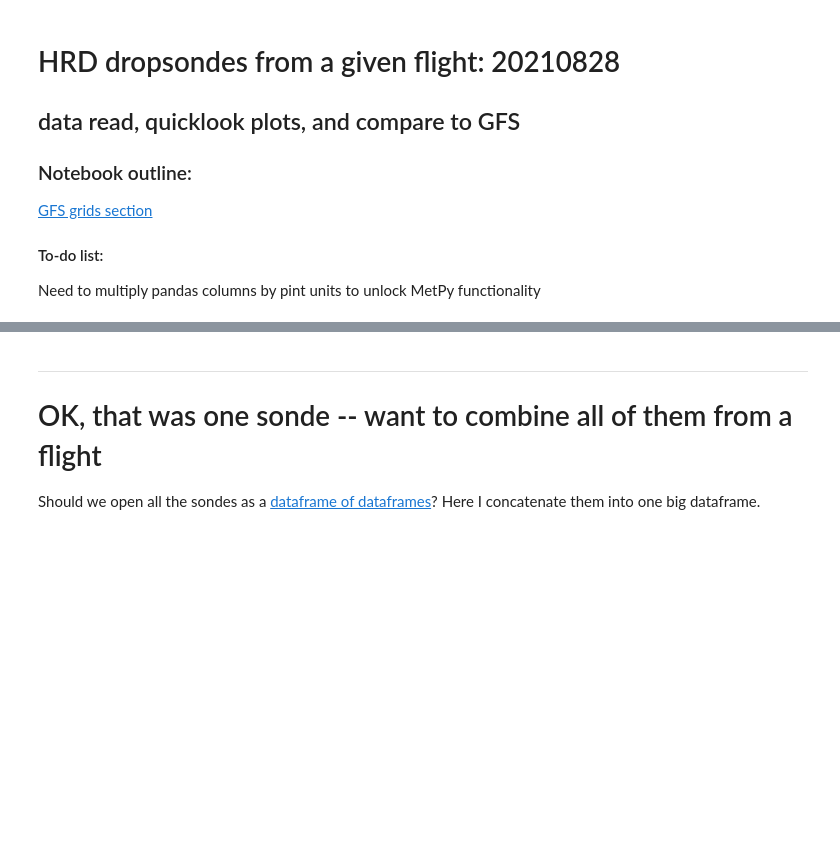
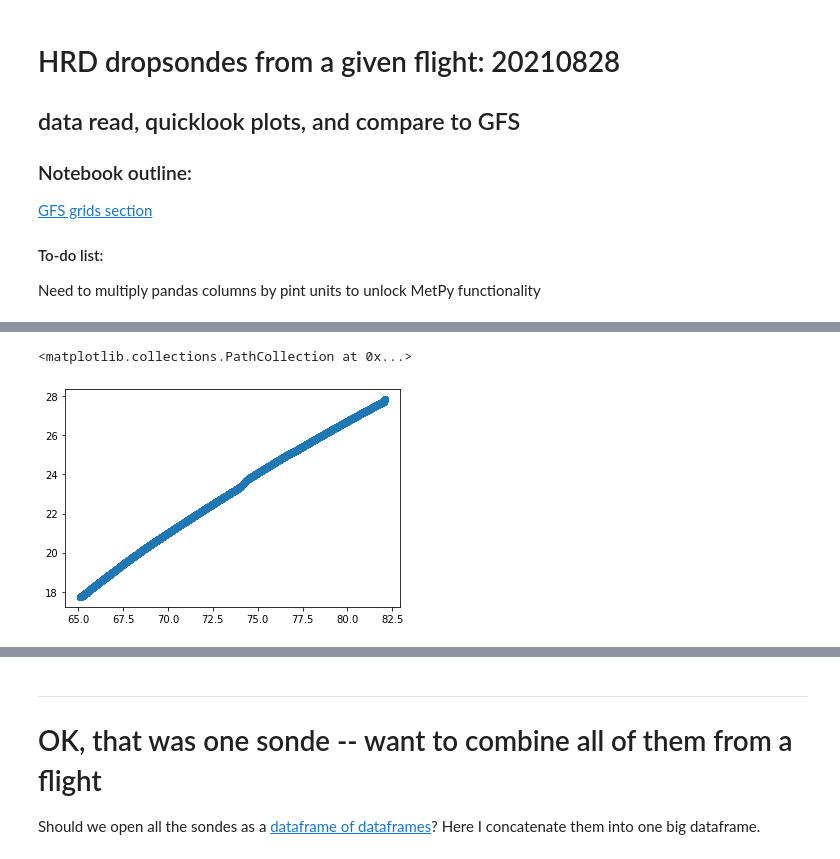
Before and after one commit to VictoriaPizzini/MPO624_2022, a Jupyter notebook: Notebooks/Victoria Folder/HRD_dropsondes.ipynb, the cells around one changed output, grey strips where cells are left out. Drawn from its saved outputs; the diff is of its cells as text; code cells hidden in the pictures; blank space fills up the shorter version.

```diff
--- a/Notebooks/Victoria Folder/HRD_dropsondes.ipynb
+++ b/Notebooks/Victoria Folder/HRD_dropsondes.ipynb
@@ -17,9 +17,9 @@ import metpy
 # https://seb.noaa.gov/pub/acdata/2021/AVAPS/20210828I1/ASPEN_DATA/D20210828_091908QC.frd
 # No need to download! read directly from the Web, it is small data.
 # I had to manually make column names,
-cnames = ['IX','t_s','P_mb','T_C','RH','Z_m','WD','WS_ms','U_ms','V_ms','NS','WZ_ms','ZW_m','FP','FT','FH','FW','LAT','LON']
+cnames = [ 'TIME'    ,   'Lat'    ,   'Lon'  ,   'Head'   ,'Track'     , 'GnSpd'   ,  'TAS'  ,  'GeoAl'  ,  'Press'  ,   'WndDr'   ,  'WndSp'   ,'Tempr' ,   'Dewpt' ,  'D Val'   ,  'RdAlt'  ,  'MixR'   , 'VtWnd'    , 'SfcPr'  ,  'ThetaE']
 
-filename = 'https://seb.noaa.gov/pub/acdata/2021/AVAPS/20210821H1/ASPEN_DATA/D20210821_095953.2QC.frd'
+filename = 'https://www.aoml.noaa.gov/ftp/hrd/data/flightlevel/2021/larry/20210905H1.1sec.txt'
 df = pd.read_csv(filename, skiprows=21, delim_whitespace=True, names=cnames)
 df
 # %% [output]
@@ -31,5 +57,8 @@ df
 # %%
 # Where was the drosonde as it fell?
-plt.scatter(df.LON, df.LAT)
+plt.scatter(df.Lon, df.Lat)
+# %% [output]
+<matplotlib.collections.PathCollection at 0x...>
+[figure, added]
 # %%
 # Temperature profile
```
Also changed, not shown: parts of 5 cells of this notebook, 13 other files.
